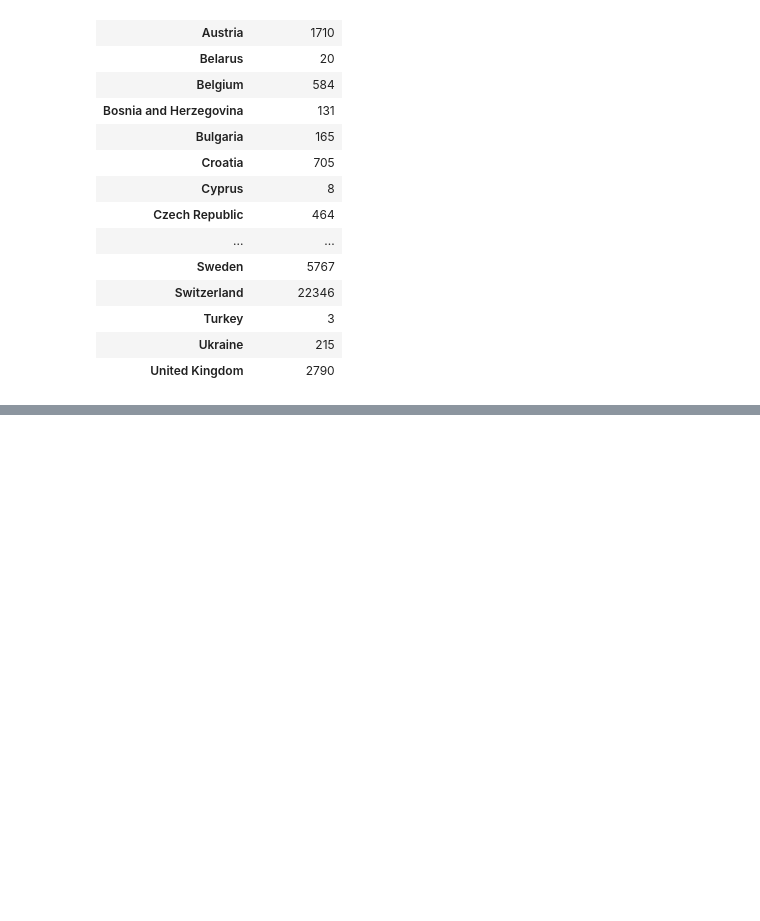
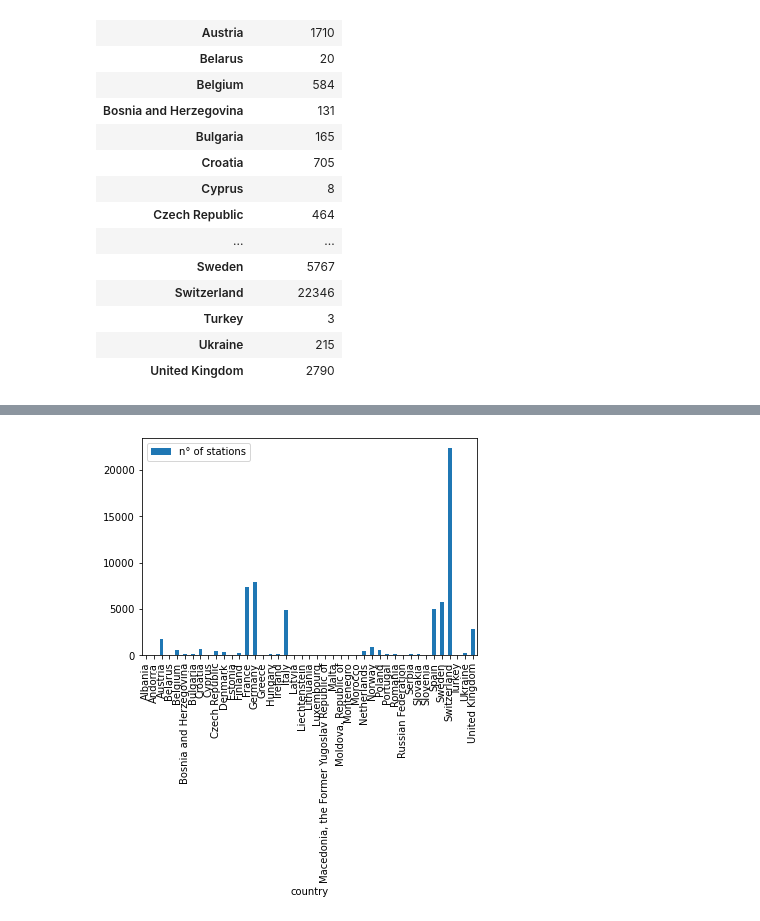
Before and after one commit to lucabi96/CPS_work, a Jupyter notebook: Train stations in Europe data analysis.ipynb, the cells around one changed output, grey strips where cells are left out. Saved outputs shown, nothing was run; the diff lists cells and outputs as text; code cells hidden in the pictures; blank space fills up the shorter version.

```diff
--- a/Train stations in Europe data analysis.ipynb
+++ b/Train stations in Europe data analysis.ipynb
@@ -146 +178,20 @@ display(stations_per_countries)
+# %%
+countries_list = stations.country.unique()
+countries_list.sort()
+#print(countries_list)
+#print()
+countries_occurrences = stations.groupby('country')['id'].count().values
+#print(countries_occurrences)
+
+df = pd.DataFrame({'country':countries_list, 'n° of stations':countries_occurrences})
+df
+ax = df.plot.bar(x = 'country', y = 'n° of stations', rot = 90)
+
+#meglio perché si può gestire grandezza ma non riesco a ruotare nomi paesi
+#fig = plt.figure()
+#ax = fig.add_axes([0,0,2,2])
+#ax.bar(countries_list,countries_occurrences)
+#plt.show()
+# %% [output]
+[figure, added]
 # %%
```
Also changed, not shown: parts of 21 cells of this notebook.
